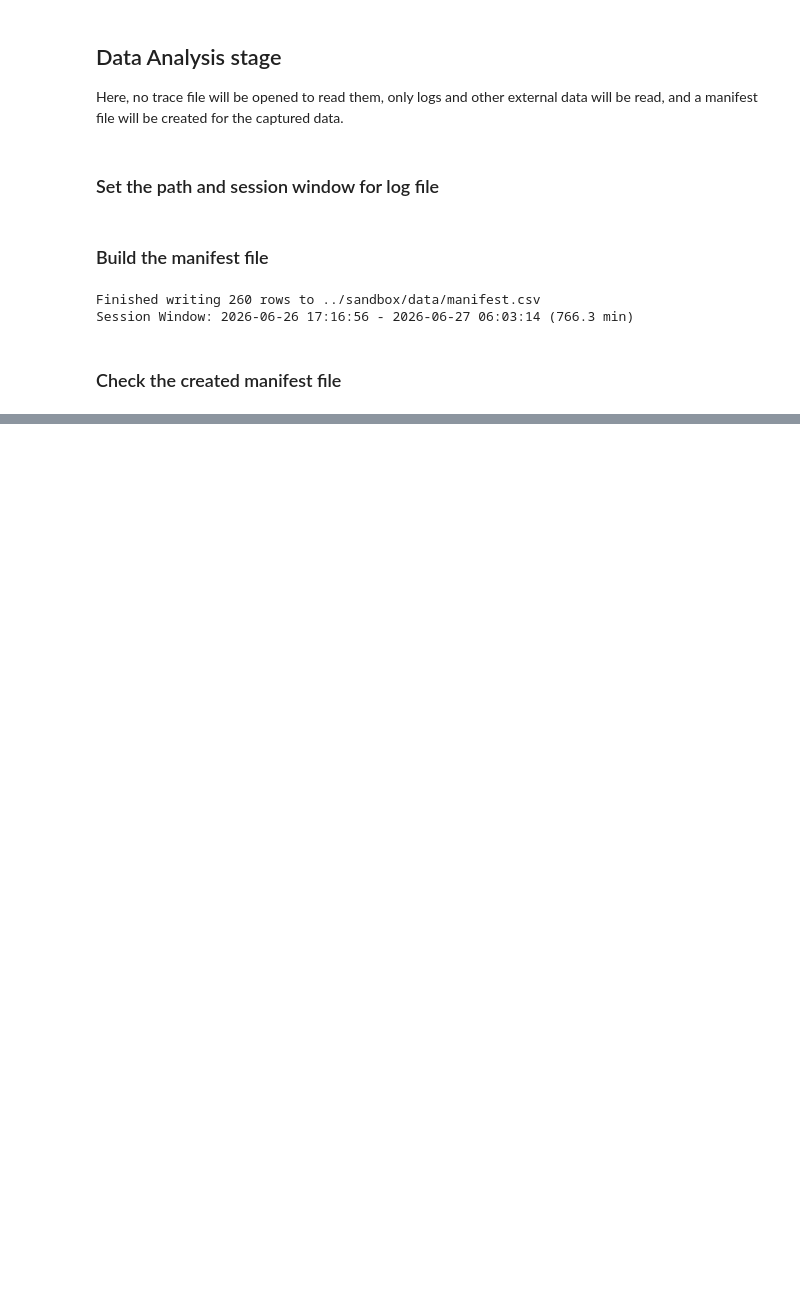
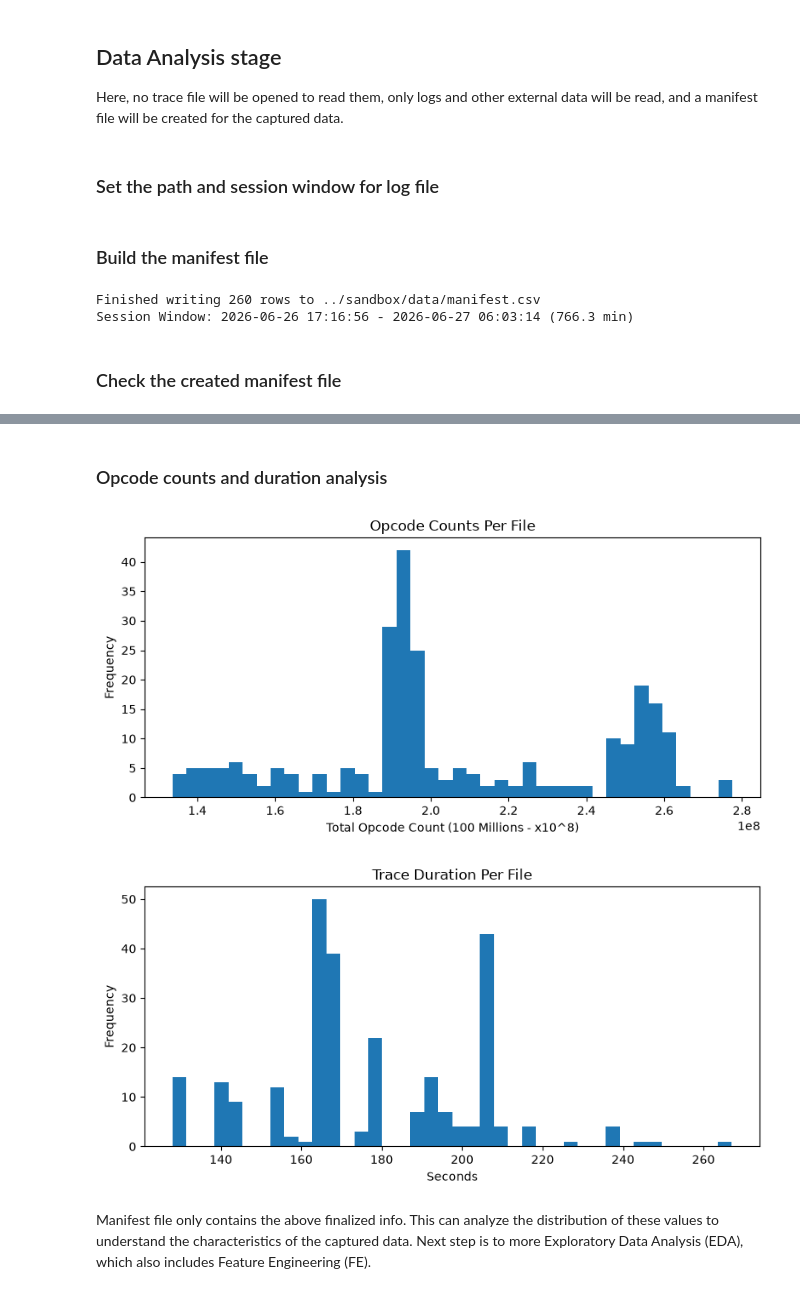
Before and after one commit to nimna29/malditectist-v2, a Jupyter notebook: src/data_analysis/data_preprocess.ipynb, the cells around one changed output, grey strips where cells are left out. Drawn from its saved outputs; the diff is of its cells as text; code cells hidden in the pictures; blank space fills up the shorter version.

Commit message:
complete manifest creation

```diff
--- a/src/data_analysis/data_preprocess.ipynb
+++ b/src/data_analysis/data_preprocess.ipynb
@@ -52,0 +73,23 @@ df.head(10)
+# %% [markdown]
+### Opcode counts and duration analysis
+# %%
+import matplotlib.pyplot as plt
+
+plt.figure(figsize=(8, 4))
+df["opcode_count"].dropna().plot(kind="hist", bins=40)
+plt.title("Opcode Counts Per File")
+plt.xlabel("Total Opcode Count (100 Millions - x10^8)")
+plt.tight_layout()
+plt.show()
+
+plt.figure(figsize=(8, 4))
+df["duration_sec"].dropna().plot(kind="hist", bins=40)
+plt.title("Trace Duration Per File")
+plt.xlabel("Seconds")
+plt.tight_layout()
+plt.show()
+# %% [output]
+[figure, added]
+[figure, added]
+# %% [markdown]
+Manifest file only contains the above finalized info. This can analyze the distribution of these values to understand the characteristics of the captured data. Next step is to more Exploratory Data Analysis (EDA), which also includes Feature Engineering (FE).
```
Also changed, not shown: parts of 1 cell of this notebook.
